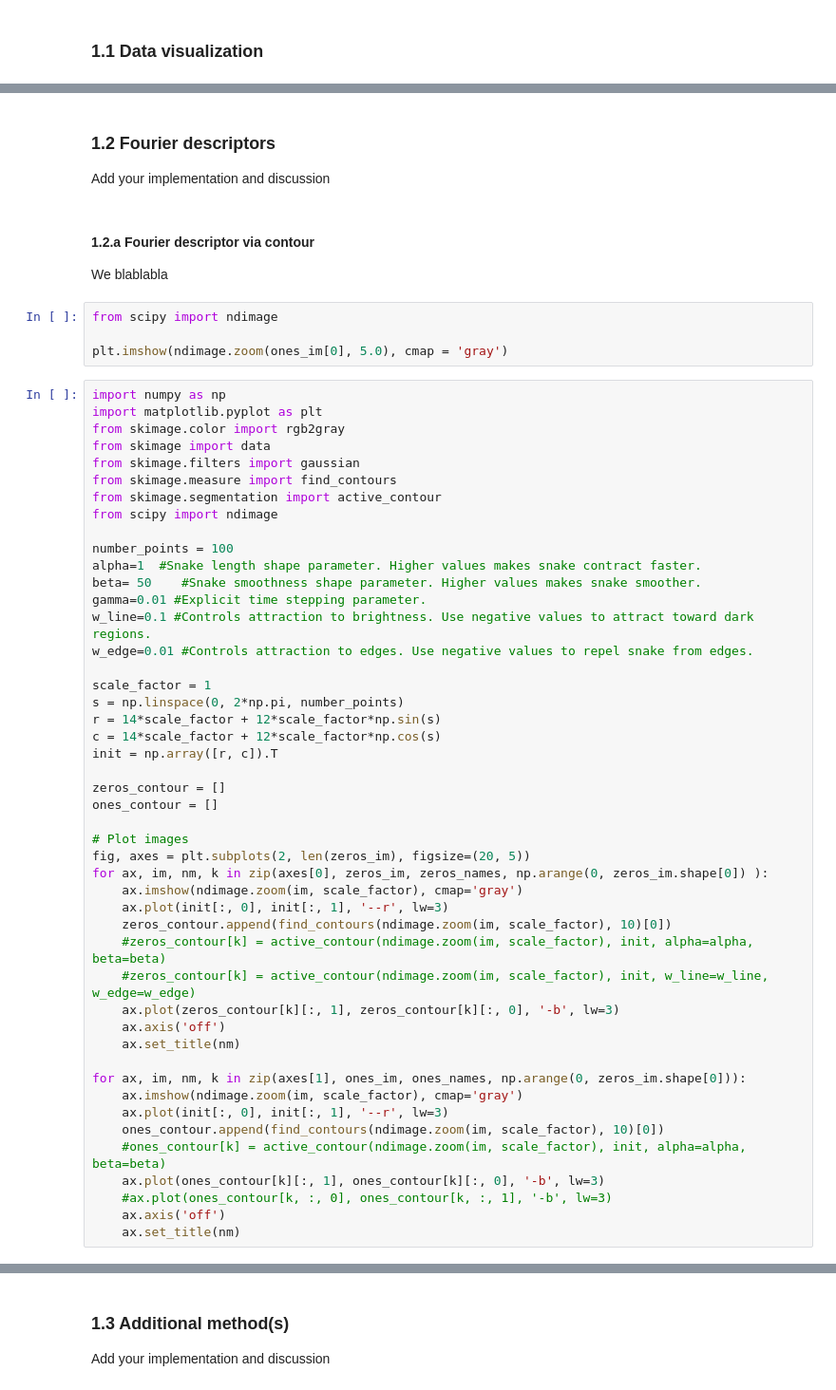
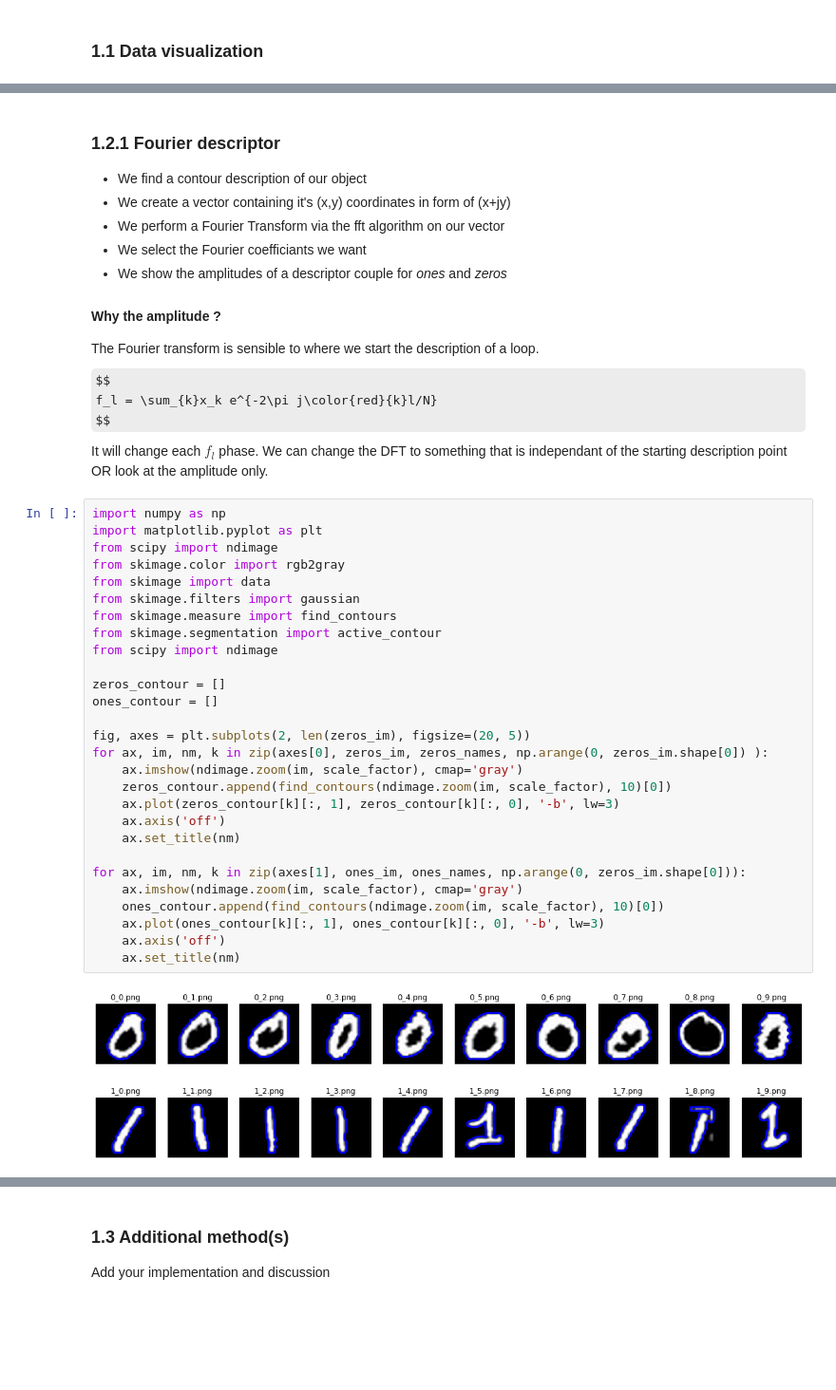
Before and after one commit to AlbericDeLajarte/ImageAnalysis, a Jupyter notebook: labs/lab_02_object_description.ipynb, the cells around one changed output, grey strips where cells are left out. Shown at 95% size. Drawn from its saved outputs; the diff is of its cells as text; some formulas as TeX source; blank space fills up the shorter version.

```diff
--- a/labs/lab_02_object_description.ipynb
+++ b/labs/lab_02_object_description.ipynb
@@ -72,57 +74,44 @@ for ax, im, nm in zip(axes[1], ones_im, ones_names):
-# %% [markdown]
-### 1.2 Fourier descriptors
-Add your implementation and discussion
-# %% [markdown]
-#### 1.2.a Fourier descriptor via contour
-We blablabla
-# %%
-from scipy import ndimage
-
-plt.imshow(ndimage.zoom(ones_im[0], 5.0), cmap = 'gray')
+# %% [markdown]
+### 1.2.1 Fourier descriptor
+- We find a contour description of our object
+- We create a vector containing it's (x,y) coordinates in form of (x+jy)
+- We perform a Fourier Transform via the fft algorithm on our vector
+- We select the Fourier coefficiants we want
+- We show the amplitudes of a descriptor couple for *ones* and *zeros*
+
+#### Why the amplitude ?
+The Fourier transform is sensible to where we start the description of a loop.
+$$
+f_l = \sum_{k}x_k e^{-2\pi j\color{red}{k}l/N}
+$$
+It will change each $f_l$ phase. We can change the DFT to something that is independant of the starting description point OR look at the amplitude only.
 # %%
 import numpy as np
 import matplotlib.pyplot as plt
+from scipy import ndimage
 from skimage.color import rgb2gray
 from skimage import data
 from skimage.filters import gaussian
 from skimage.measure import find_contours
 from skimage.segmentation import active_contour
 from scipy import ndimage
 
-number_points = 100
-alpha=1  #Snake length shape parameter. Higher values makes snake contract faster.
-beta= 50    #Snake smoothness shape parameter. Higher values makes snake smoother.
-gamma=0.01 #Explicit time stepping parameter.
-w_line=0.1 #Controls attraction to brightness. Use negative values to attract toward dark regions.
-w_edge=0.01 #Controls attraction to edges. Use negative values to repel snake from edges.
-
-scale_factor = 1
-s = np.linspace(0, 2*np.pi, number_points)
-r = 14*scale_factor + 12*scale_factor*np.sin(s)
-c = 14*scale_factor + 12*scale_factor*np.cos(s)
-init = np.array([r, c]).T
-
 zeros_contour = []
 ones_contour = []
 
-# Plot images
 fig, axes = plt.subplots(2, len(zeros_im), figsize=(20, 5))
 for ax, im, nm, k in zip(axes[0], zeros_im, zeros_names, np.arange(0, zeros_im.shape[0]) ):
     ax.imshow(ndimage.zoom(im, scale_factor), cmap='gray')
-    ax.plot(init[:, 0], init[:, 1], '--r', lw=3)
     zeros_contour.append(find_contours(ndimage.zoom(im, scale_factor), 10)[0])
-    #zeros_contour[k] = active_contour(ndimage.zoom(im, scale_factor), init, alpha=alpha, beta=beta)
-    #zeros_contour[k] = active_contour(ndimage.zoom(im, scale_factor), init, w_line=w_line, w_edge=w_edge)
     ax.plot(zeros_contour[k][:, 1], zeros_contour[k][:, 0], '-b', lw=3)
     ax.axis('off')
     ax.set_title(nm)
 
 for ax, im, nm, k in zip(axes[1], ones_im, ones_names, np.arange(0, zeros_im.shape[0])):
     ax.imshow(ndimage.zoom(im, scale_factor), cmap='gray')
-    ax.plot(init[:, 0], init[:, 1], '--r', lw=3)
     ones_contour.append(find_contours(ndimage.zoom(im, scale_factor), 10)[0])
-    #ones_contour[k] = active_contour(ndimage.zoom(im, scale_factor), init, alpha=alpha, beta=beta)
     ax.plot(ones_contour[k][:, 1], ones_contour[k][:, 0], '-b', lw=3)
-    #ax.plot(ones_contour[k, :, 0], ones_contour[k, :, 1], '-b', lw=3)
     ax.axis('off')
     ax.set_title(nm)
+# %% [output]
+[figure, added]
```
Also changed, not shown: parts of 8 cells of this notebook.
